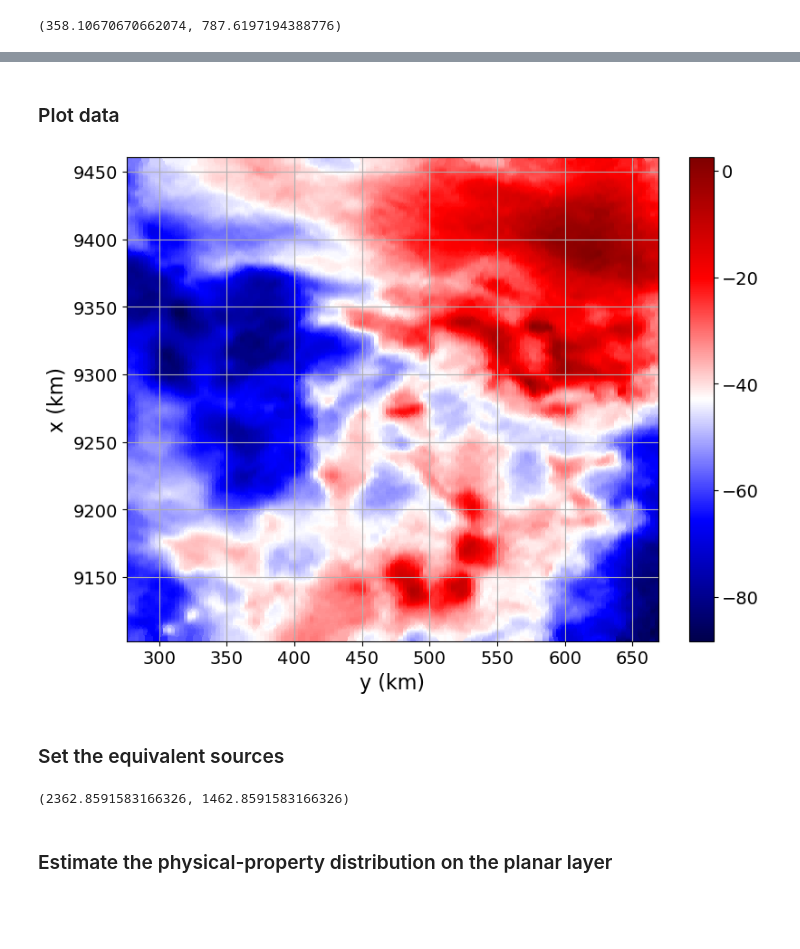
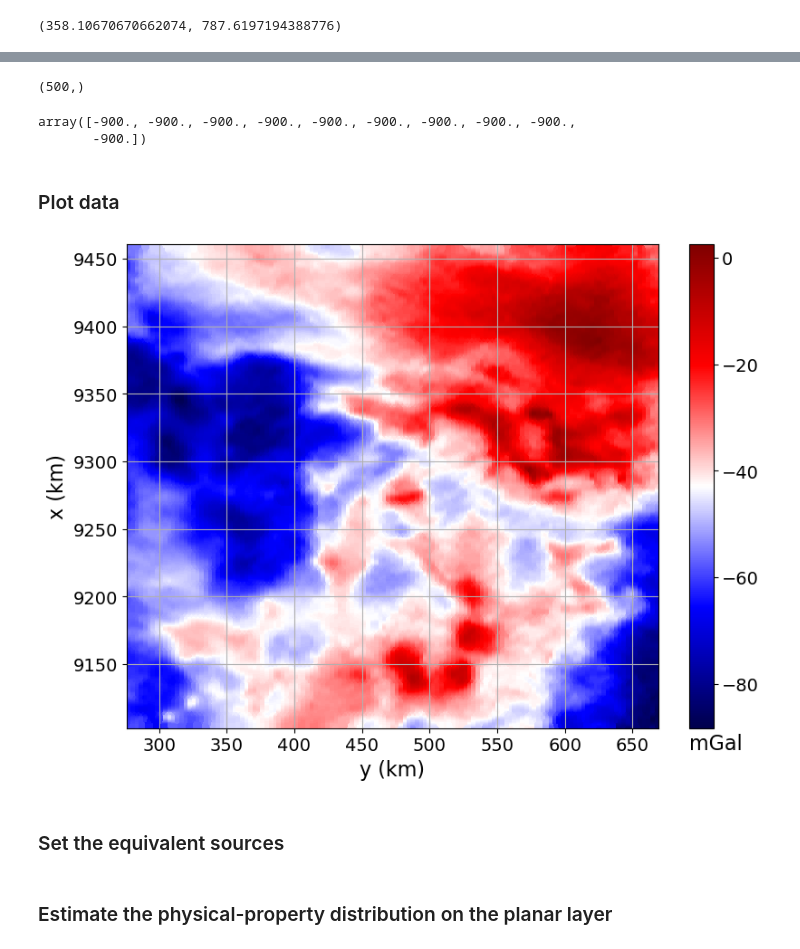
Before and after one commit to pinga-lab/eqlayer-review-computational, a Jupyter notebook: code/field_data_Carajas.ipynb, the cells around one changed output, grey strips where cells are left out. Cells and saved outputs as stored; diff of their text form; code cells hidden in the pictures; blank space fills up the shorter version.

```diff
--- a/code/field_data_Carajas.ipynb
+++ b/code/field_data_Carajas.ipynb
@@ -50,0 +55,9 @@ data_min = np.min(carajas['gz'])
+# %%
+carajas['y'][:shape[1]].shape
+# %% [output]
+(500,)
+# %%
+carajas['z'][:10]
+# %% [output]
+array([-900., -900., -900., -900., -900., -900., -900., -900., -900.,
+       -900.])
@@ -53,28 +76,29 @@ data_min = np.min(carajas['gz'])
 # %%
 fig = plt.figure(layout= 'constrained', figsize=(8,6))
 mosaic = fig.subplot_mosaic('''
                             a
                             ''')
 ax = mosaic['a']
 ax.axis('scaled')
 im = ax.pcolormesh(carajas['y'][:500]*0.001, carajas['x'][::500]*0.001, carajas['gz'].reshape(shape),
     cmap='seismic', vmin=data_min, vmax=data_max
 )
 cb = fig.colorbar(im, ax=ax)
 cb.ax.tick_params(labelsize=14)
+cb.ax.set_xlabel('mGal', fontsize=16, loc='left')
 ax.set_ylim(0.001*area[0], 0.001*area[1])
 ax.set_xlim(0.001*area[2], 0.001*area[3])
 ax.tick_params(axis='x', labelsize=14)
 ax.tick_params(axis='y', labelsize=14)
 ax.grid()
 mosaic['a'].set_ylabel('x (km)', fontsize=16)
 mosaic['a'].set_xlabel('y (km)', fontsize=16)
 
 plt.savefig('../manuscript/Fig/carajas_data.png', dpi= 300)
 
 plt.show()
 # %% [output]
-[figure, old version]
+[figure, new version]
 # %% [markdown]
 ### Set the equivalent sources
 # %%
@@ -84,7 +107,3 @@ z_layer = carajas['z'][0] + Delta_z
-# %%
-Delta_z, z_layer
-# %% [output]
-(2362.8591583166326, 1462.8591583166326)
 # %% [markdown]
 ### Estimate the physical-property distribution on the planar layer
 # %%
```
Also changed, not shown: parts of 35 cells of this notebook, 6 other files.
